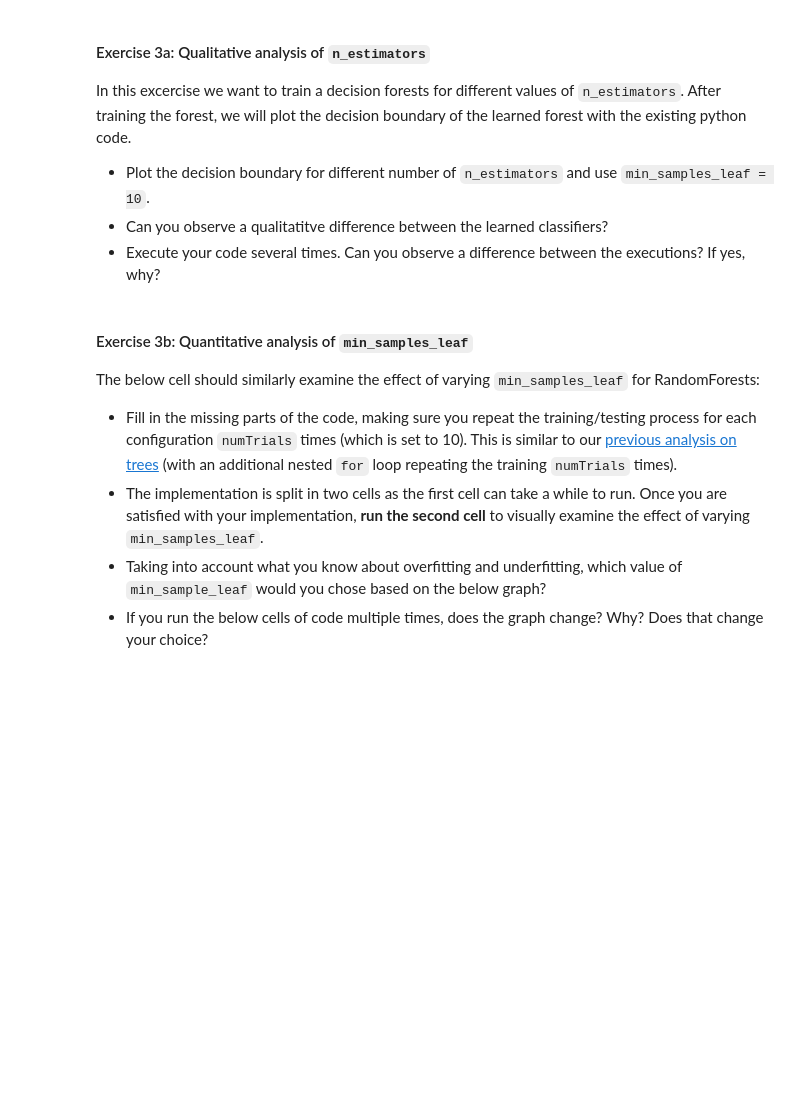
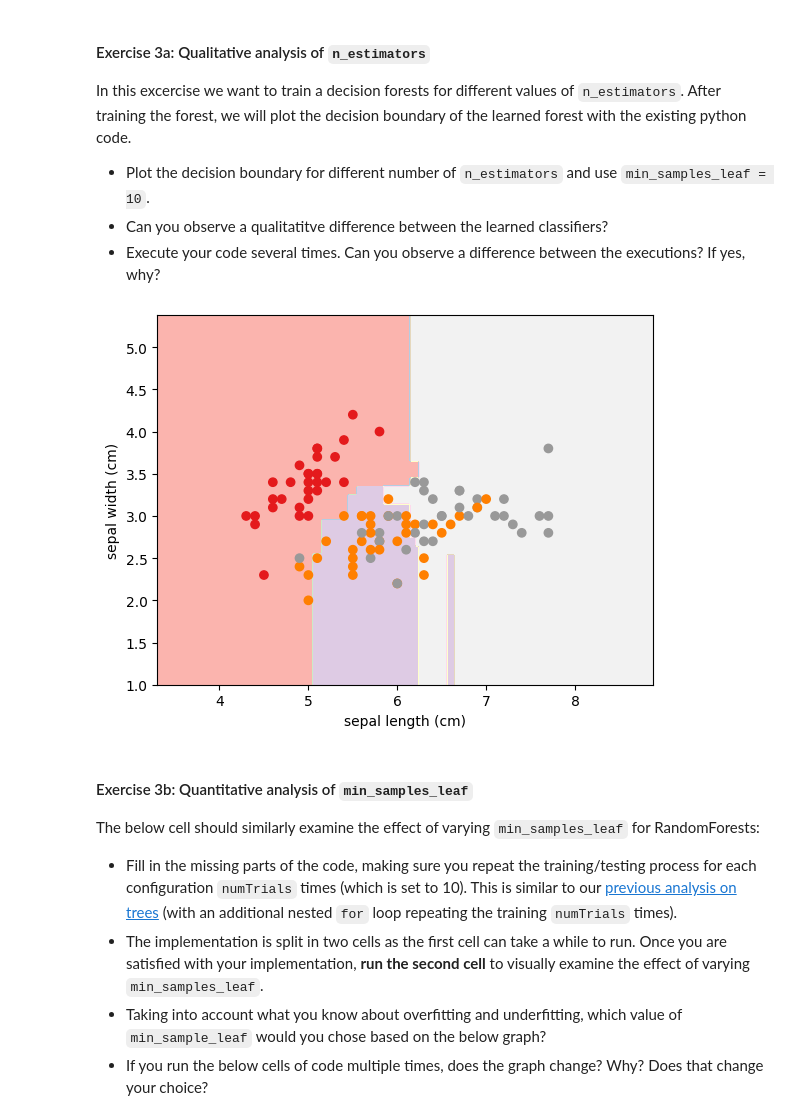
Before and after one commit to WoodsyTheNerd/MachineLearning, a Jupyter notebook: Workshop 8/Week8_workshop.ipynb, the cells around one changed output. Cells and saved outputs as stored; diff of their text form; code cells hidden in the pictures; blank space fills up the shorter version.

```diff
--- a/Workshop 8/Week8_workshop.ipynb
+++ b/Workshop 8/Week8_workshop.ipynb
@@ -377,36 +377,51 @@ plot_colors = "bry"
 plot_step = 0.02
 
 
+# Load the iris dataset
+iris = datasets.load_iris()
+X = iris.data[:, :2]
+Y = iris.target
+
 ######################################
 ##### CHANGE THE FOLLOWING LINE: #####
 ######################################
-clf = ensemble.RandomForestClassifier(n_estimators=30, min_samples_leaf=10, max_depth=None)
+clf = ensemble.RandomForestClassifier(n_estimators=3, min_samples_leaf=10, max_depth=None)
+
+# n_estimators refers to the number of trees within a forest. More trees generally leads to better performance but holds dimishing returns on greater values and a potential risk of overfitting.
 
 ######################################
 ##### YOUR CODE GOES HERE: ###########
 ######################################
 # fit the model to the data:
-
+clf = RandomForestClassifier(n_estimators=30, min_samples_leaf=10)
+clf.fit(X, Y)
+x_min, x_max = X[:, 0].min() - 1, X[:, 0].max() + 1
+y_min, y_max = X[:, 1].min() - 1, X[:, 1].max() + 1
 
 
 
 xx, yy = np.meshgrid(np.arange(x_min, x_max, plot_step),
                          np.arange(y_min, y_max, plot_step))
 
 plt.figure()
 
 Z = clf.predict(np.c_[xx.ravel(), yy.ravel()])
 Z = Z.reshape(xx.shape)
 
 cs = plt.contourf(xx, yy, Z, cmap=plt.cm.Pastel1)
 
 plt.scatter(X_train[:, 0], X_train[:, 1], c=Y_train, cmap=plt.cm.Set1)
 
 plt.xlabel(iris.feature_names[0])
 plt.ylabel(iris.feature_names[1])
 plt.axis("tight")
 #plt.savefig('classification_forest.png')
 plt.show()
+
+print("The data follows a general trend but has minor variations between each graph generation as RandomForestClassifier naturally has some level of variability")
+# randomness can be controlled by changing the ForestClassifier line to "clf = RandomForestClassifier(n_estimators=30, min_samples_leaf=10, random_state=42)"
+# %% [output]
+[figure, added]
 # %% [markdown]
 #### Exercise 3b: Quantitative analysis of `min_samples_leaf`
 
```
